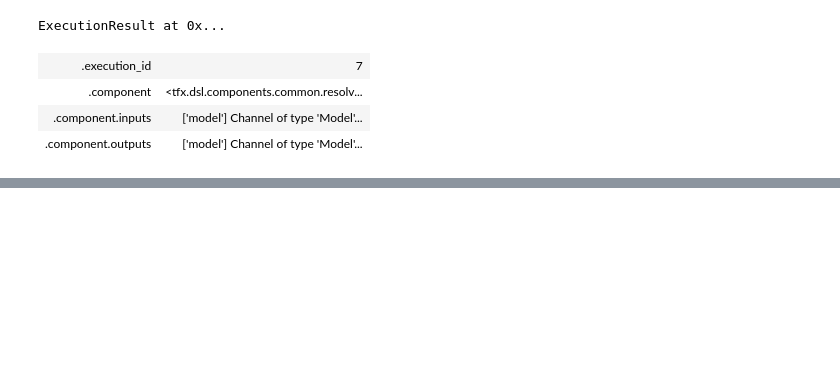
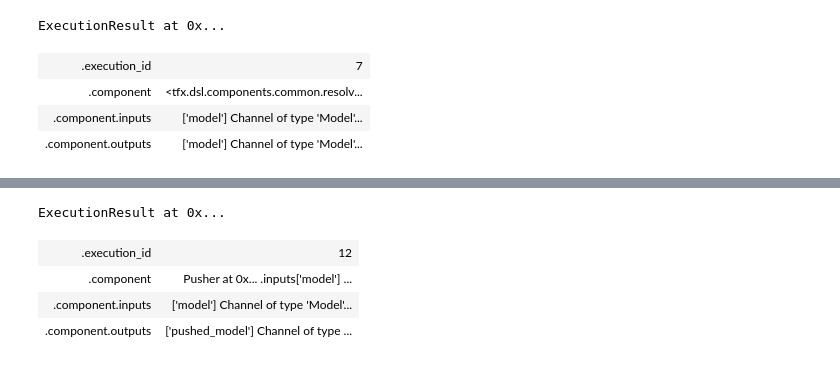
Before and after one commit to kabinja/covid-train, a Jupyter notebook: src/covid/train.ipynb, the cells around one changed output, grey strips where cells are left out. Drawn from its saved outputs; the diff is of its cells as text; code cells hidden in the pictures; blank space fills up the shorter version.

```diff
--- a/src/covid/train.ipynb
+++ b/src/covid/train.ipynb
@@ -11,4 +11,5 @@ context = InteractiveContext()
 _root = os.getcwd()
 _data_root = os.path.join(_root, 'data')
 _module_file = os.path.join(_root, 'covid_train_utils.py')
+_saved_models = os.path.join(_root, os.pardir, os.pardir, 'saved_models')
 # %% [output]
@@ -272,0 +319,21 @@ ValueError: Invalid serving_binary None
+# %%
+from tfx.components import Pusher
+from tfx.v1.proto import PushDestination
+
+pusher = Pusher(
+  model=trainer.outputs['model'],
+  #model_blessing=evaluator.outputs['blessing'],
+  infra_blessing=infra_validator.outputs['blessing'],
+  push_destination=PushDestination(
+    filesystem=PushDestination.Filesystem(
+        base_directory=_saved_models)
+  )
+)
+
+context.run(pusher)
+# %% [output]
+ExecutionResult at 0x...
+| .execution_id | 12 |
+| .component | Pusher at 0x... .inputs['model'] ... |
+| .component.inputs | ['model'] Channel of type 'Model'... |
+| .component.outputs | ['pushed_model'] Channel of type ... |
```
Also changed, not shown: parts of 7 cells of this notebook, 3 other files.
